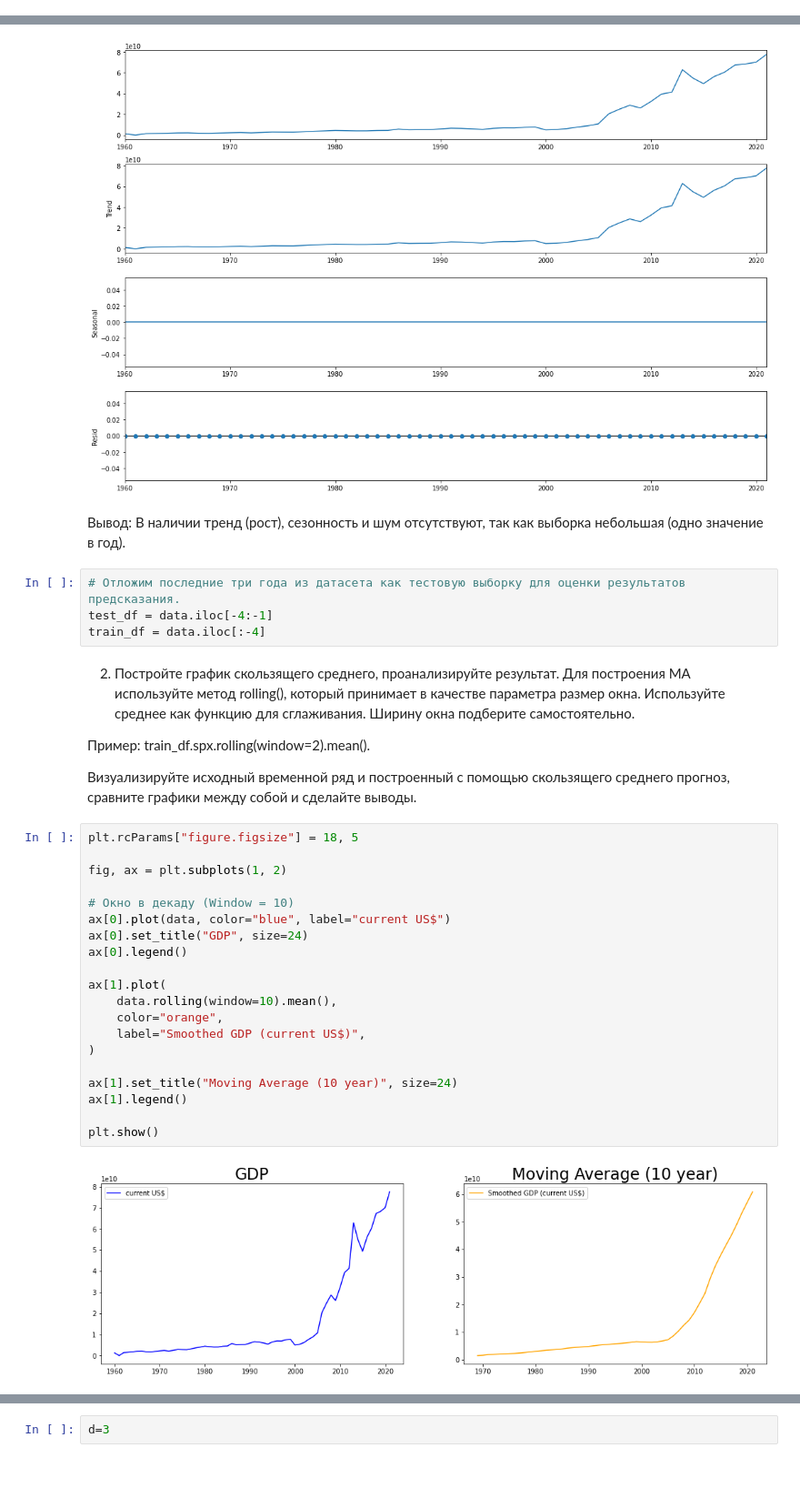
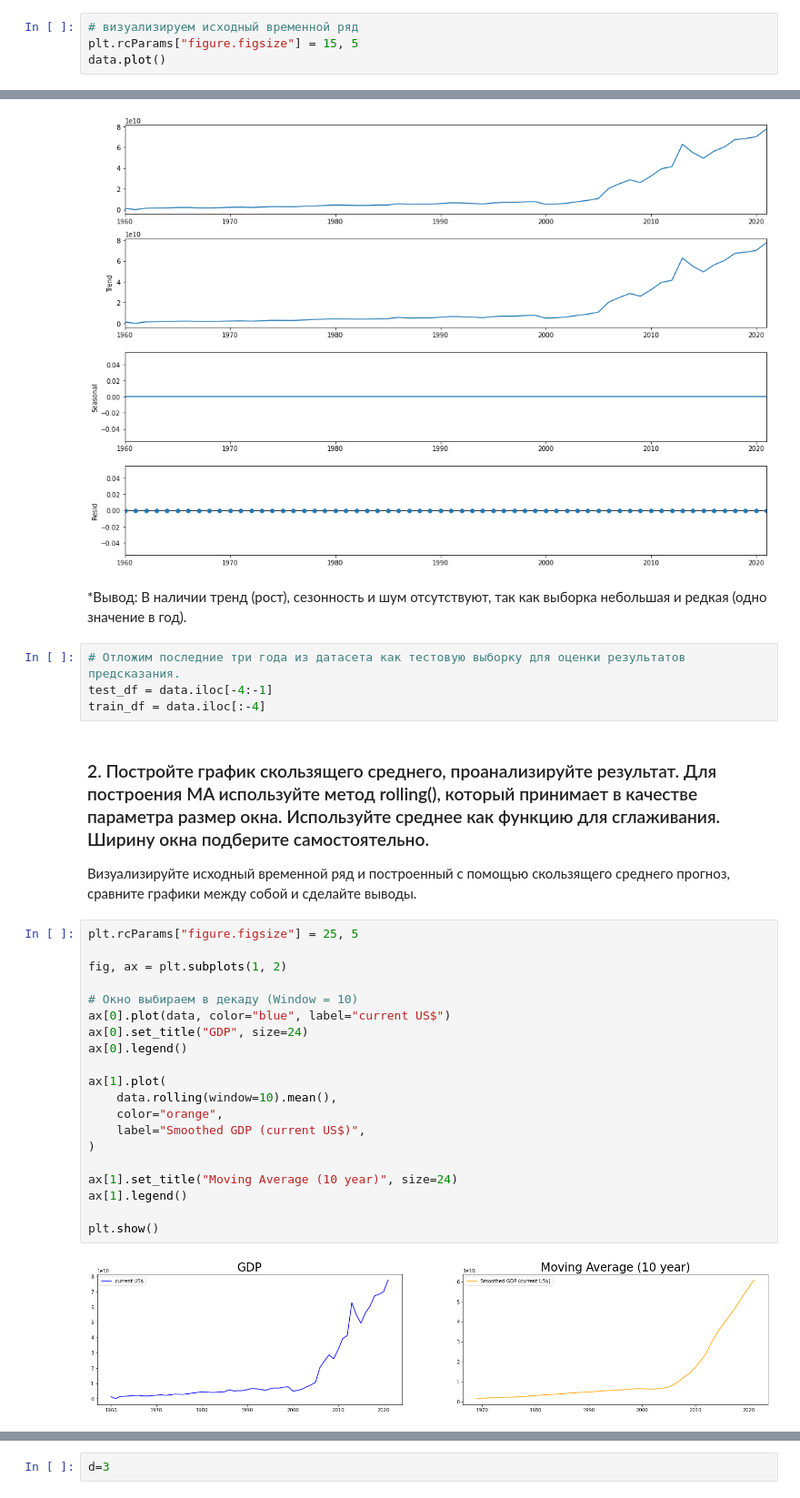
Before and after one commit to DarthSirius/Lessons, a Jupyter notebook: SkillFactory/ML_BUSINESS/Project_13.ipynb, the cells around one changed output, grey strips where cells are left out. Shown at 91% size. Cells and saved outputs as stored; diff of their text form; blank space fills up the shorter version.

```diff
--- a/SkillFactory/ML_BUSINESS/Project_13.ipynb
+++ b/SkillFactory/ML_BUSINESS/Project_13.ipynb
@@ -24,0 +24,4 @@ data.plot() # визуализируем исходный временной р
+# %%
+# визуализируем исходный временной ряд
+plt.rcParams["figure.figsize"] = 15, 5
+data.plot()
@@ -31,37 +37,35 @@ plt.show()
 # %% [output]
 [figure]
 # %% [markdown]
-Вывод: В наличии тренд (рост), сезонность и шум отсутствуют, так как выборка небольшая (одно значение в год).
+*Вывод: В наличии тренд (рост), сезонность и шум отсутствуют, так как выборка небольшая и редкая (одно значение в год).
 # %%
 # Отложим последние три года из датасета как тестовую выборку для оценки результатов предсказания.
 test_df = data.iloc[-4:-1]
 train_df = data.iloc[:-4]
 # %% [markdown]
-2. Постройте график скользящего среднего, проанализируйте результат. Для построения MA используйте метод rolling(), который принимает в качестве параметра размер окна. Используйте среднее как функцию для сглаживания. Ширину окна подберите самостоятельно.
-
-Пример: train_df.spx.rolling(window=2).mean().
+### 2. Постройте график скользящего среднего, проанализируйте результат. Для построения MA используйте метод rolling(), который принимает в качестве параметра размер окна. Используйте среднее как функцию для сглаживания. Ширину окна подберите самостоятельно.
 
 Визуализируйте исходный временной ряд и построенный с помощью скользящего среднего прогноз, сравните графики между собой и сделайте выводы.
 # %%
-plt.rcParams["figure.figsize"] = 18, 5
+plt.rcParams["figure.figsize"] = 25, 5
 
 fig, ax = plt.subplots(1, 2)
 
-# Окно в декаду (Window = 10)
+# Окно выбираем в декаду (Window = 10)
 ax[0].plot(data, color="blue", label="current US$")
 ax[0].set_title("GDP", size=24)
 ax[0].legend()
 
 ax[1].plot(
     data.rolling(window=10).mean(),
     color="orange",
     label="Smoothed GDP (current US$)",
 )
 
 ax[1].set_title("Moving Average (10 year)", size=24)
 ax[1].legend()
 
 plt.show()
 # %% [output]
-[figure, old version]
+[figure, new version]
 # %% [markdown]
```
Also changed, not shown: parts of 30 cells of this notebook.
